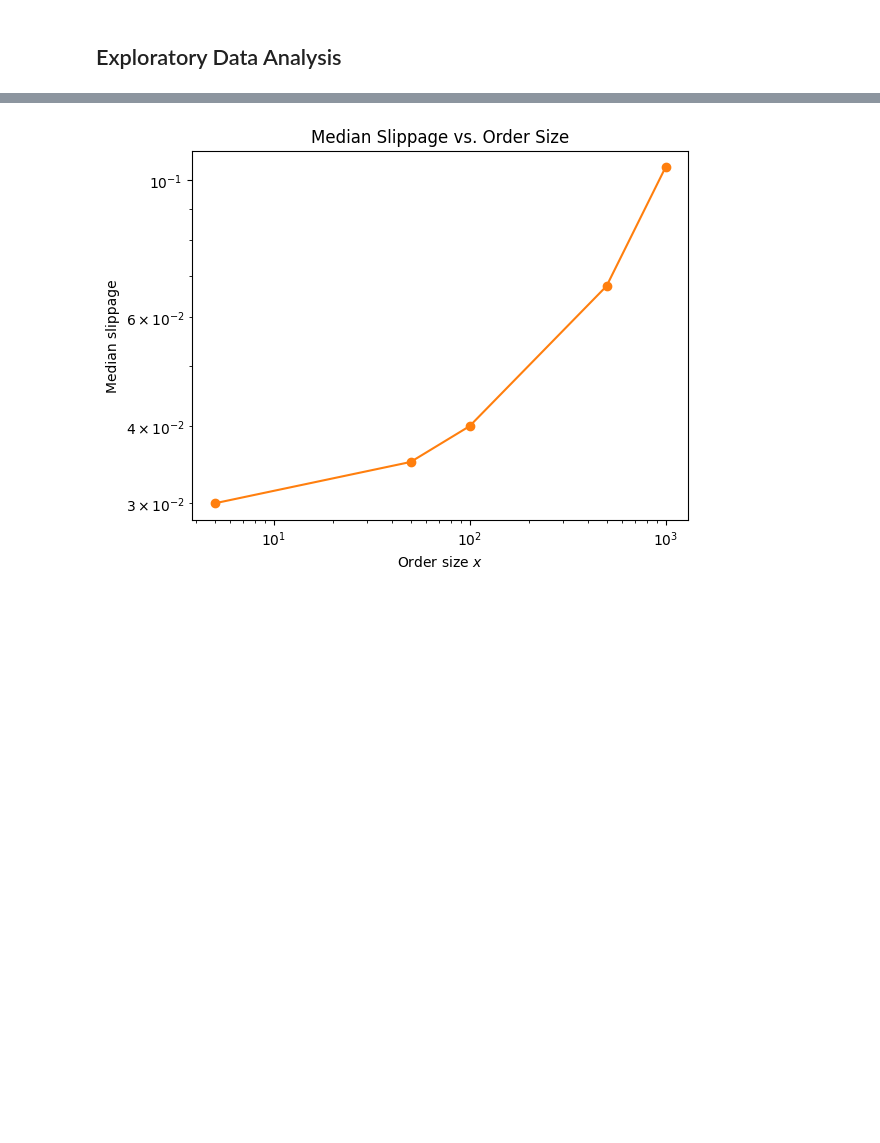
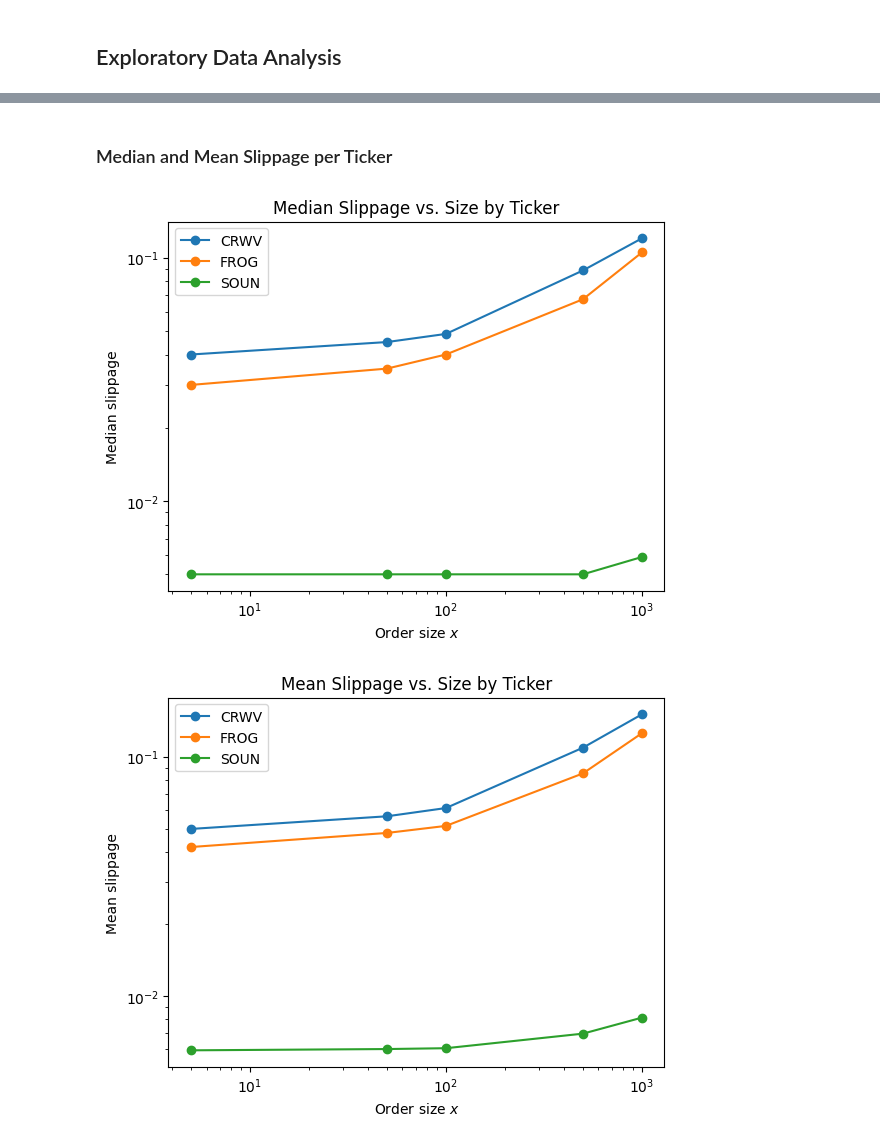
Before and after one commit to Chaim3ra/modeling-temp-impact, a Jupyter notebook: notebooks/Untitled.ipynb, the cells around one changed output, grey strips where cells are left out. Cells and saved outputs as stored; diff of their text form; code cells hidden in the pictures; blank space fills up the shorter version.

```diff
--- a/notebooks/Untitled.ipynb
+++ b/notebooks/Untitled.ipynb
@@ -21,6 +26,7 @@ impacts_csv = "../data/processed/impacts_20250731_024948.csv"
 
 
 df = pd.read_csv(impacts_csv, parse_dates=['ts'])
+df['ts'] = pd.to_datetime(df['ts'], utc=True, format="mixed")
 print("Loaded data with shape:", df.shape)
 
 df.tail()
@@ -54,0 +78,6 @@ Tickers in dataset: ['FROG']
+# %%
+df['hour'] = df['ts'].dt.hour
+sns.boxplot(x='hour', y='slippage', data=df, showfliers=False)
+plt.yscale('log')
+plt.title('Slippage Distribution Throughout the Trading Day')
+plt.show()
@@ -65,11 +99,17 @@ plt.show()
+# %% [markdown]
+### Median and Mean Slippage per Ticker
 # %%
-median_df = df.groupby('size')['slippage'].median().reset_index()
-plt.plot(median_df['size'], median_df['slippage'], 'o-', color='C1')
-plt.xscale('log')
-plt.yscale('log')
-plt.xlabel('Order size $x$')
-plt.ylabel('Median slippage')
-plt.title('Median Slippage vs. Order Size')
-plt.show()
+agg = df.groupby(['ticker','size'])['slippage'].agg(['median','mean']).reset_index()
+
+for stat in ['median','mean']:
+    plt.figure()
+    for ticker in agg['ticker'].unique():
+        sub = agg[agg['ticker']==ticker]
+        plt.plot(sub['size'], sub[stat], 'o-', label=f"{ticker}")
+    plt.xscale('log'); plt.yscale('log')
+    plt.xlabel('Order size $x$'); plt.ylabel(f'{stat.title()} slippage')
+    plt.title(f'{stat.title()} Slippage vs. Size by Ticker')
+    plt.legend(); plt.show()
 # %% [output]
-[figure, old version]
+[figure, new version]
+[figure, added]
```
Also changed, not shown: parts of 18 cells of this notebook, 5 other files.
